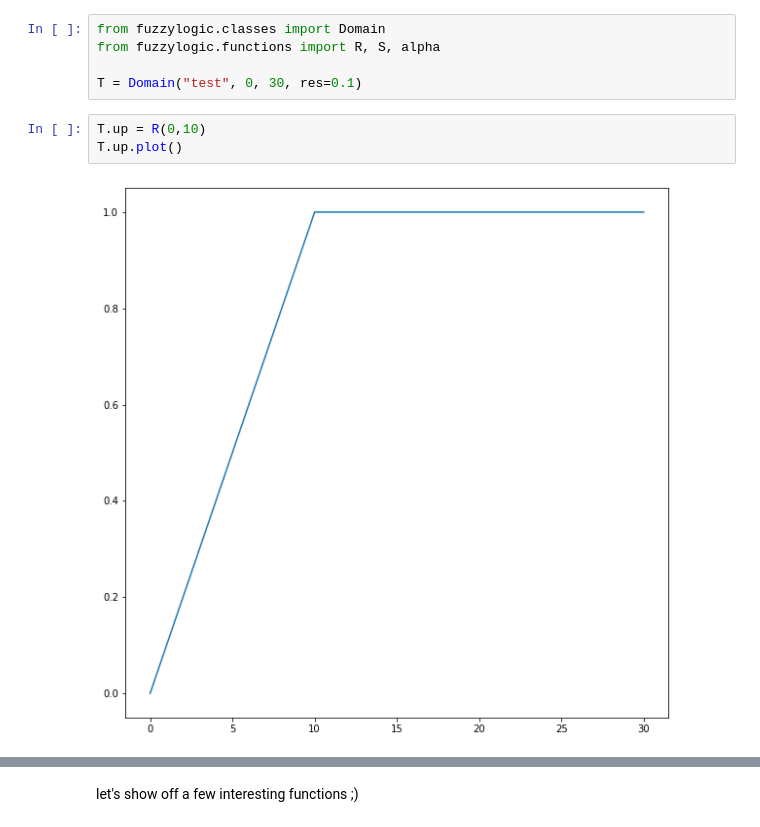
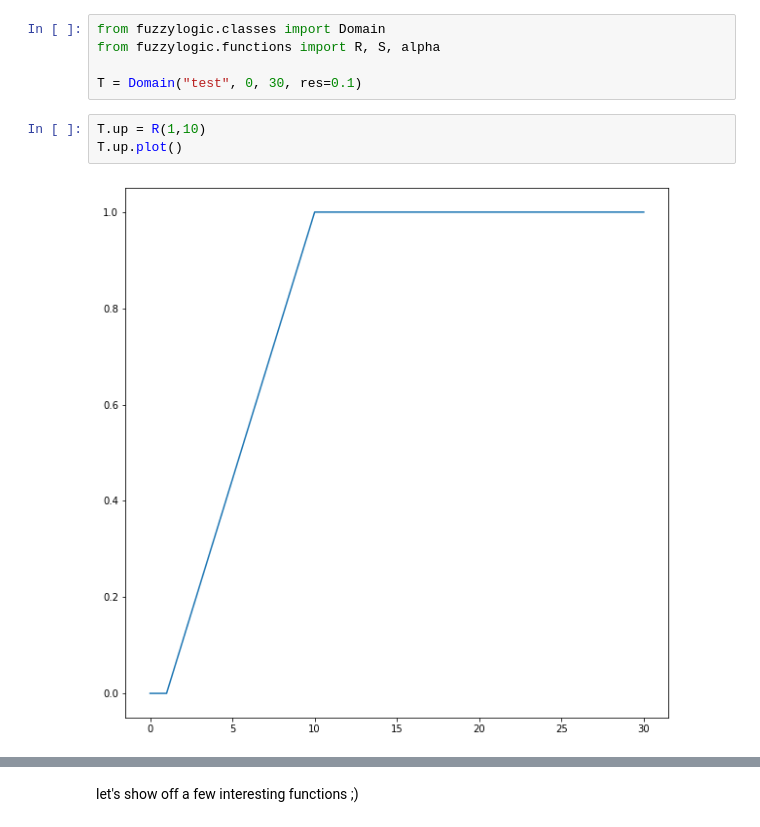
Before and after one commit to Python-Fuzzylogic/fuzzylogic, a Jupyter notebook: docs/Showcase.ipynb, the cells around one changed output, grey strips where cells are left out. Cells and saved outputs as stored; diff of their text form.

Commit message:
showcase plots

```diff
--- a/docs/Showcase.ipynb
+++ b/docs/Showcase.ipynb
@@ -22,8 +22,8 @@ from fuzzylogic.functions import R, S, alpha
 
 T = Domain("test", 0, 30, res=0.1)
 # %%
-T.up = R(0,10)
+T.up = R(1,10)
 T.up.plot()
 # %% [output]
-[figure, old version]
+[figure, new version]
 # %%
```
Also changed, not shown: parts of 3 cells of this notebook.
